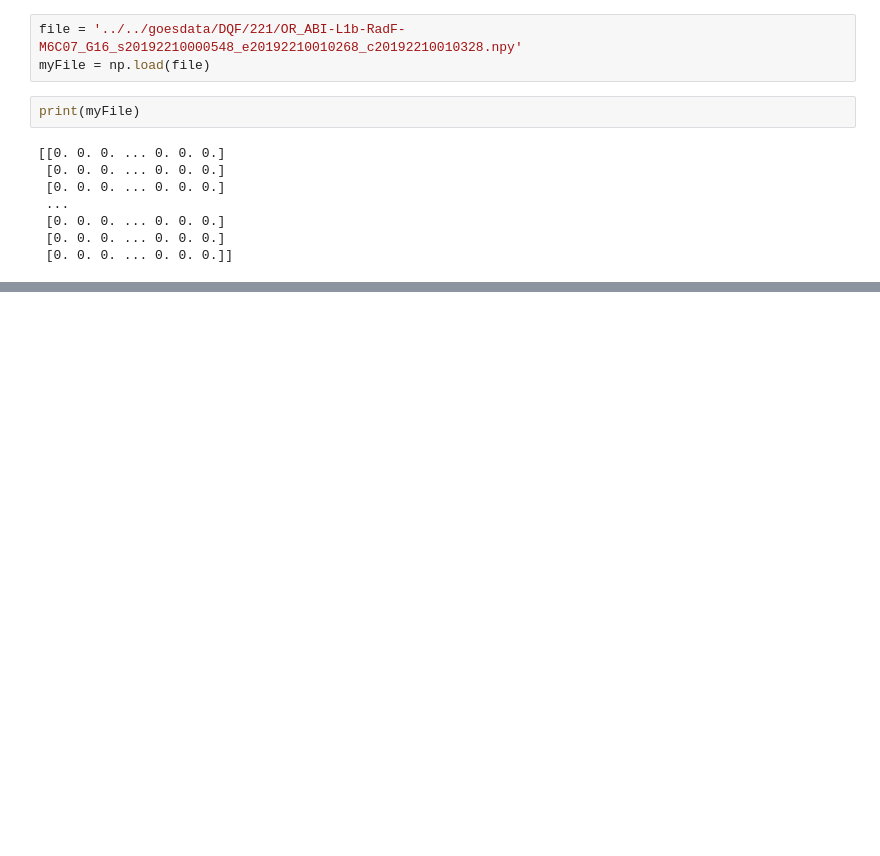
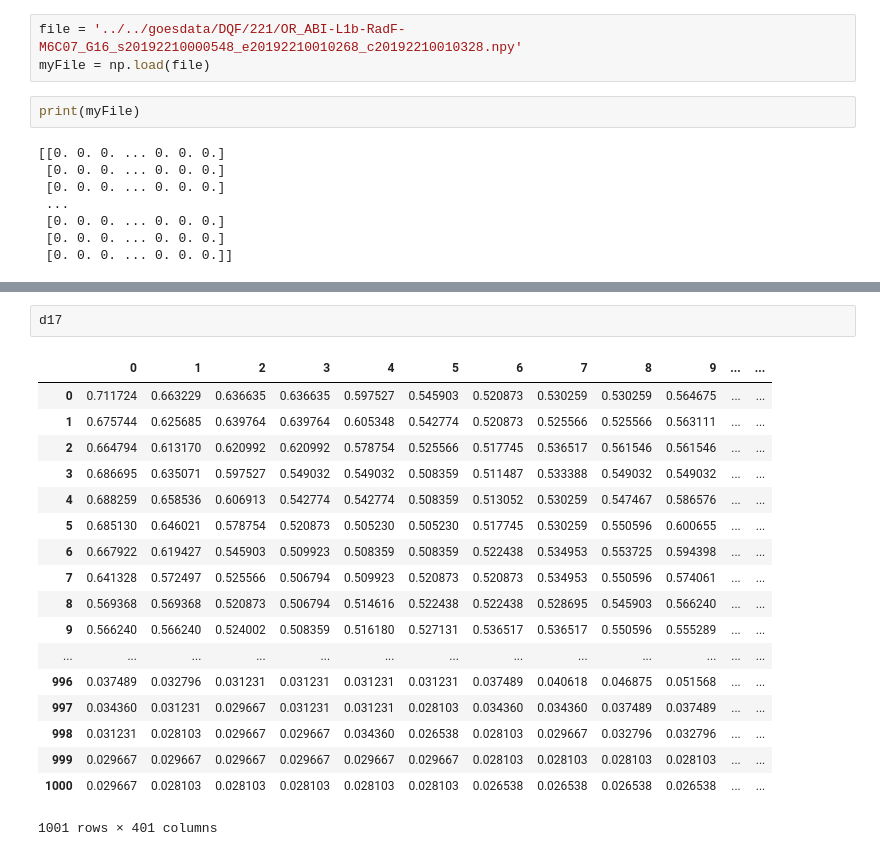
Before and after one commit to adomakor412/GOES-Quality-Flag-Classification, a Jupyter notebook: scratch.ipynb, the cells around one changed output, grey strips where cells are left out. Drawn from its saved outputs; the diff is of its cells as text; blank space fills up the shorter version.

```diff
--- a/scratch.ipynb
+++ b/scratch.ipynb
@@ -32,0 +61,21 @@ print(myFile)
+# %%
+d17
+# %% [output]
+|  | 0 | 1 | 2 | 3 | 4 | 5 | 6 | 7 | 8 | 9 | ... | ... |
+| 0 | 0.711724 | 0.663229 | 0.636635 | 0.636635 | 0.597527 | 0.545903 | 0.520873 | 0.530259 | 0.530259 | 0.564675 | ... | ... |
+| 1 | 0.675744 | 0.625685 | 0.639764 | 0.639764 | 0.605348 | 0.542774 | 0.520873 | 0.525566 | 0.525566 | 0.563111 | ... | ... |
+| 2 | 0.664794 | 0.613170 | 0.620992 | 0.620992 | 0.578754 | 0.525566 | 0.517745 | 0.536517 | 0.561546 | 0.561546 | ... | ... |
+| 3 | 0.686695 | 0.635071 | 0.597527 | 0.549032 | 0.549032 | 0.508359 | 0.511487 | 0.533388 | 0.549032 | 0.549032 | ... | ... |
+| 4 | 0.688259 | 0.658536 | 0.606913 | 0.542774 | 0.542774 | 0.508359 | 0.513052 | 0.530259 | 0.547467 | 0.586576 | ... | ... |
+| 5 | 0.685130 | 0.646021 | 0.578754 | 0.520873 | 0.505230 | 0.505230 | 0.517745 | 0.530259 | 0.550596 | 0.600655 | ... | ... |
+| 6 | 0.667922 | 0.619427 | 0.545903 | 0.509923 | 0.508359 | 0.508359 | 0.522438 | 0.534953 | 0.553725 | 0.594398 | ... | ... |
+| 7 | 0.641328 | 0.572497 | 0.525566 | 0.506794 | 0.509923 | 0.520873 | 0.520873 | 0.534953 | 0.550596 | 0.574061 | ... | ... |
+| 8 | 0.569368 | 0.569368 | 0.520873 | 0.506794 | 0.514616 | 0.522438 | 0.522438 | 0.528695 | 0.545903 | 0.566240 | ... | ... |
+| 9 | 0.566240 | 0.566240 | 0.524002 | 0.508359 | 0.516180 | 0.527131 | 0.536517 | 0.536517 | 0.550596 | 0.555289 | ... | ... |
+| ... | ... | ... | ... | ... | ... | ... | ... | ... | ... | ... | ... | ... |
+| 996 | 0.037489 | 0.032796 | 0.031231 | 0.031231 | 0.031231 | 0.031231 | 0.037489 | 0.040618 | 0.046875 | 0.051568 | ... | ... |
+| 997 | 0.034360 | 0.031231 | 0.029667 | 0.031231 | 0.031231 | 0.028103 | 0.034360 | 0.034360 | 0.037489 | 0.037489 | ... | ... |
+| 998 | 0.031231 | 0.028103 | 0.029667 | 0.029667 | 0.034360 | 0.026538 | 0.028103 | 0.029667 | 0.032796 | 0.032796 | ... | ... |
+| 999 | 0.029667 | 0.029667 | 0.029667 | 0.029667 | 0.029667 | 0.029667 | 0.028103 | 0.028103 | 0.028103 | 0.028103 | ... | ... |
+| 1000 | 0.029667 | 0.028103 | 0.028103 | 0.028103 | 0.028103 | 0.028103 | 0.026538 | 0.026538 | 0.026538 | 0.026538 | ... | ... |
+1001 rows × 401 columns
```
Also changed, not shown: parts of 4 cells of this notebook, 1 other file.
